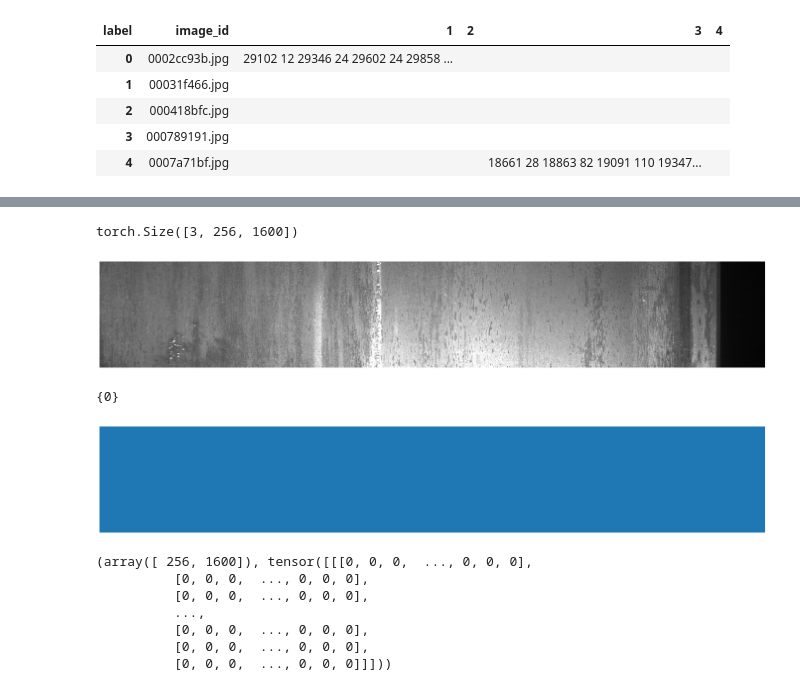
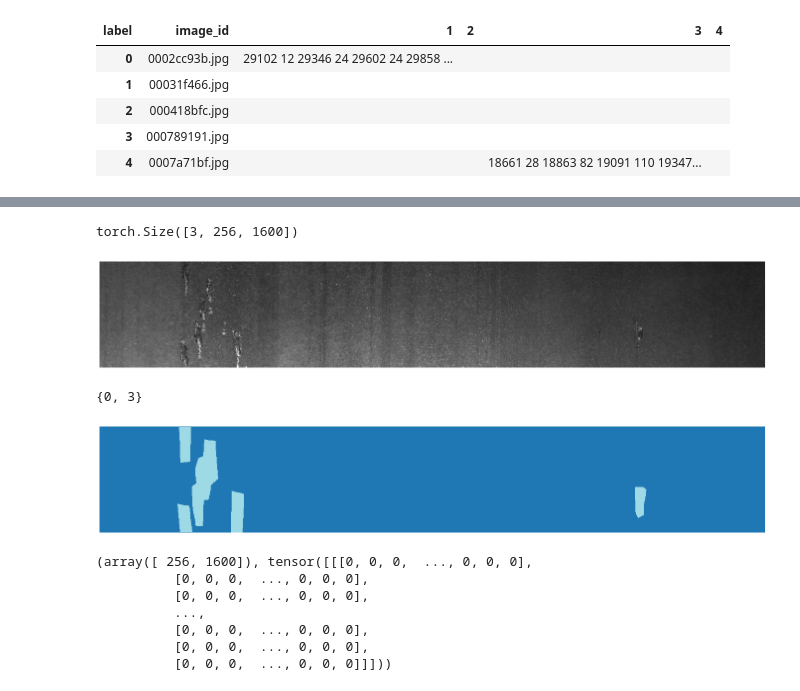
Before and after one commit to alistairwgillespie/ds_scribbles, a Jupyter notebook: kaggle_severstal.ipynb, the cells around one changed output, grey strips where cells are left out. Cells and saved outputs as stored; diff of their text form; code cells hidden in the pictures.

```diff
--- a/kaggle_severstal.ipynb
+++ b/kaggle_severstal.ipynb
@@ -132,18 +154,18 @@ PosixPath('/home/ubuntu/.fastai/data/severstal-steel-defect-detection/labels/131
 # %%
-img_f = fnames[1]
+img_f = fnames[3]
 img = open_image(img_f)
 print(img.shape)
 img.show(figsize=(24,24))
 # %% [output]
 torch.Size([3, 256, 1600])
-[figure, old version]
+[figure, new version]
 # %%
-mask = open_mask(get_y_fn(lbl_names[1]))
+mask = open_mask(get_y_fn(img_f))
 print(set(mask.data.numpy().flatten()))
 mask.show(figsize=(24,24), alpha=1)
 # %% [output]
-{0}
+{0, 3}
-[figure, old version]
+[figure, new version]
 # %%
 src_size = np.array(mask.shape[1:])
 src_size, mask.data
```
Also changed, not shown: parts of 26 cells of this notebook.
